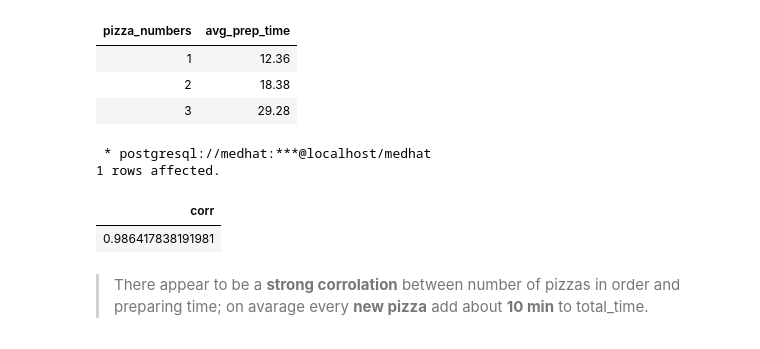
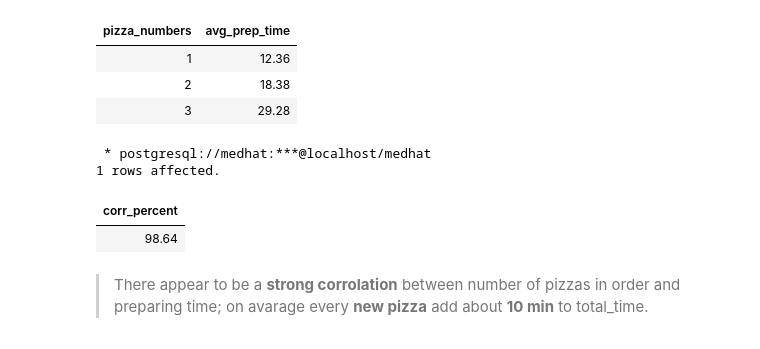
Before and after one commit to MEDHAT-ALHADDAD/Pizza_Runner, a Jupyter notebook: Case Study #2 - Pizza Runner.ipynb, the cells around one changed output. Saved outputs shown, nothing was run; the diff lists cells and outputs as text; code cells hidden in the pictures.

```diff
--- a/Case Study #2 - Pizza Runner.ipynb
+++ b/Case Study #2 - Pizza Runner.ipynb
@@ -1037,22 +1069,22 @@ Done.
 # %%
 %%sql
 
 WITH avg_prep_time AS (
     SELECT
         pizza_numbers,
-        round(avg(EXTRACT( EPOCH FROM preparing_time) / 60), 2) AS avg_prep_time
+        avg(EXTRACT( EPOCH FROM preparing_time) / 60) AS avg_prep_time
     FROM order_preparing_time
     GROUP BY 1
     ORDER BY 1
 )
 
-SELECT corr(pizza_numbers, avg_prep_time)
+SELECT ROUND((corr(pizza_numbers, avg_prep_time) * 100)::NUMERIC, 2) AS corr_percent
 FROM avg_prep_time;
 # %% [output]
  * postgresql://medhat:***@localhost/medhat
 1 rows affected.
-| corr |
-| 0.986417838191981 |
+| corr_percent |
+| 98.64 |
 # %% [markdown]
 >There appear to be a **strong corrolation** between number of pizzas in order and preparing time; on avarage every **new pizza** add about **10 min** to total_time.
 # %% [markdown]
```
Also changed, not shown: parts of 36 cells of this notebook, 5 other files.
